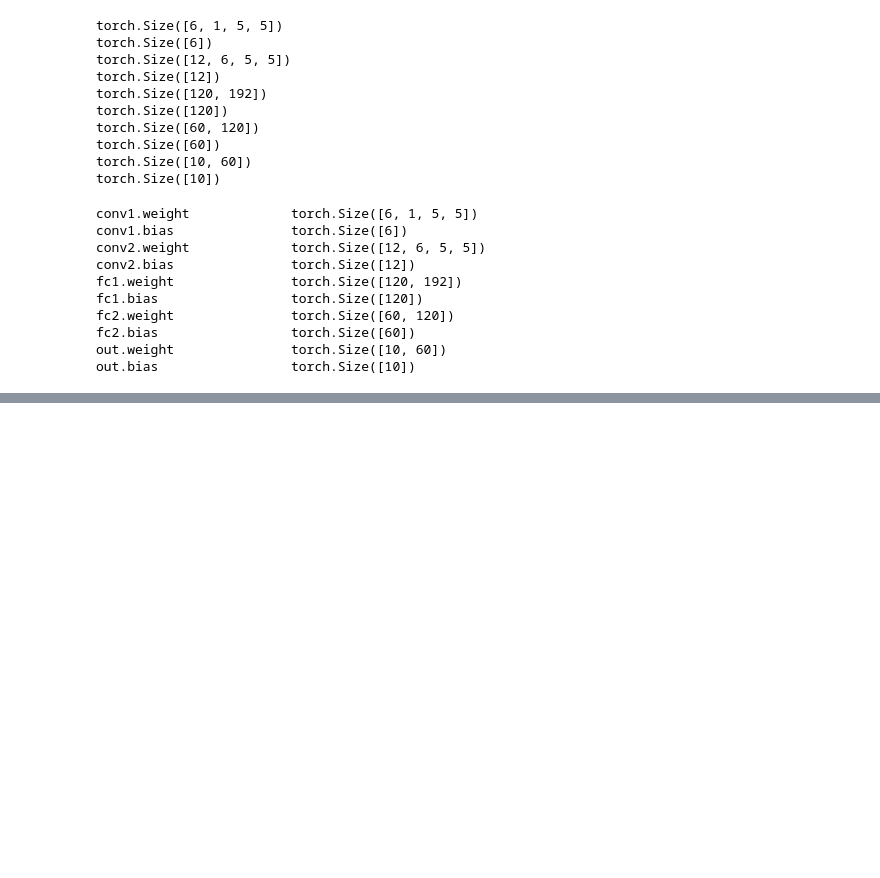
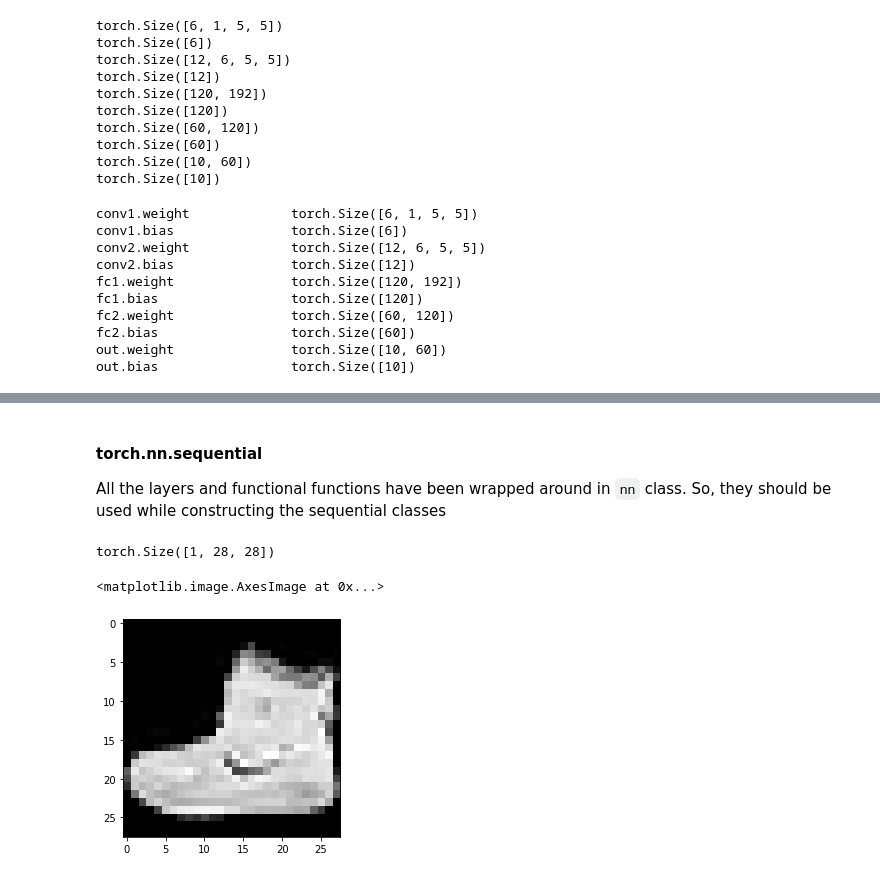
Before and after one commit to SathvikJoel/DLBasics, a Jupyter notebook: PyTorch/FMNIST_project.ipynb, the cells around one changed output, grey strips where cells are left out. Drawn from its saved outputs; the diff is of its cells as text; code cells hidden in the pictures; blank space fills up the shorter version.

```diff
--- a/PyTorch/FMNIST_project.ipynb
+++ b/PyTorch/FMNIST_project.ipynb
@@ -273,0 +1399,5 @@ out.bias                 torch.Size([10])
+# %% [markdown]
+#### torch.nn.sequential
+
+
+All the layers and functional functions have been wrapped around in `nn` class. So, they should be used while constructing the sequential classes
@@ -273,0 +1416,19 @@ out.bias                 torch.Size([10])
+# %%
+train_set = torchvision.datasets.FashionMNIST(
+    root='./data/FashionMNIST',
+    train=True,
+    download=True,
+    transform=transforms.Compose([
+        transforms.ToTensor(),
+    ])
+)
+# %%
+image, label = train_set[0]
+image.shape
+# %% [output]
+torch.Size([1, 28, 28])
+# %%
+plt.imshow(image.squeeze(), cmap='gray')
+# %% [output]
+<matplotlib.image.AxesImage at 0x...>
+[figure, added]
```
Also changed, not shown: parts of 142 cells of this notebook, 5 other files.
